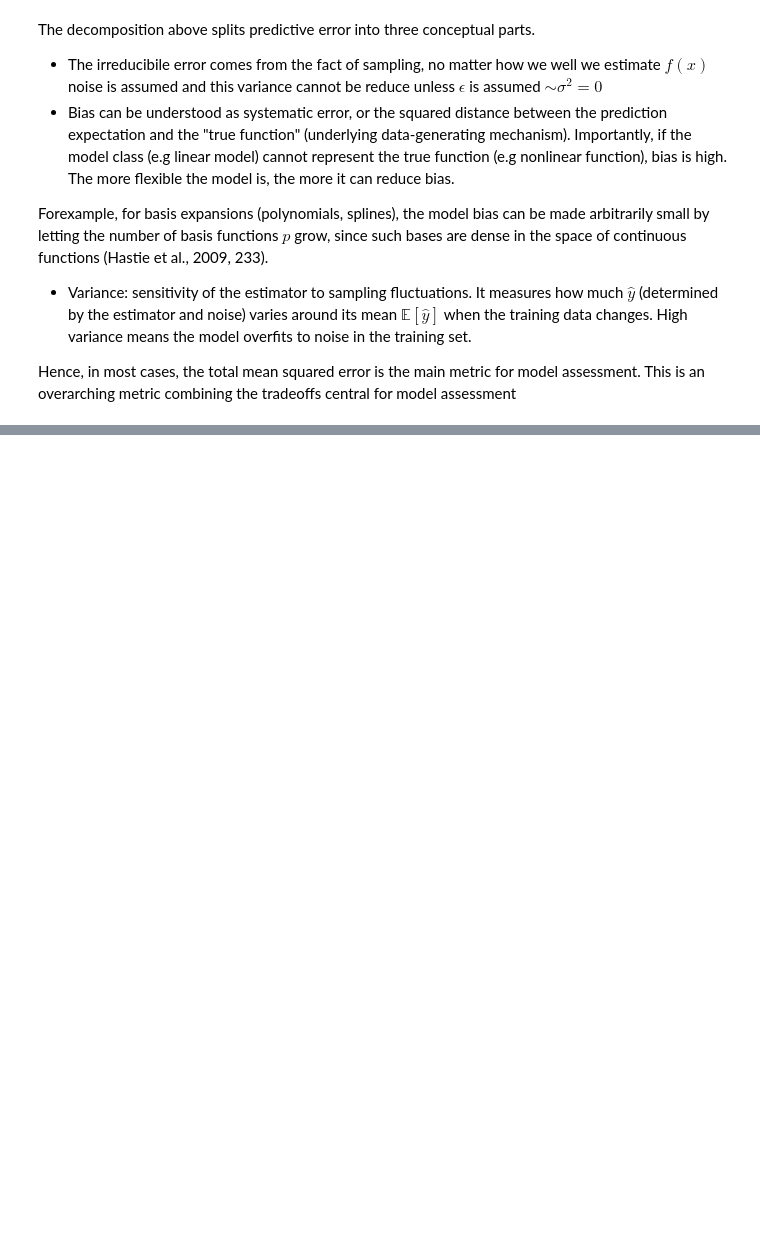
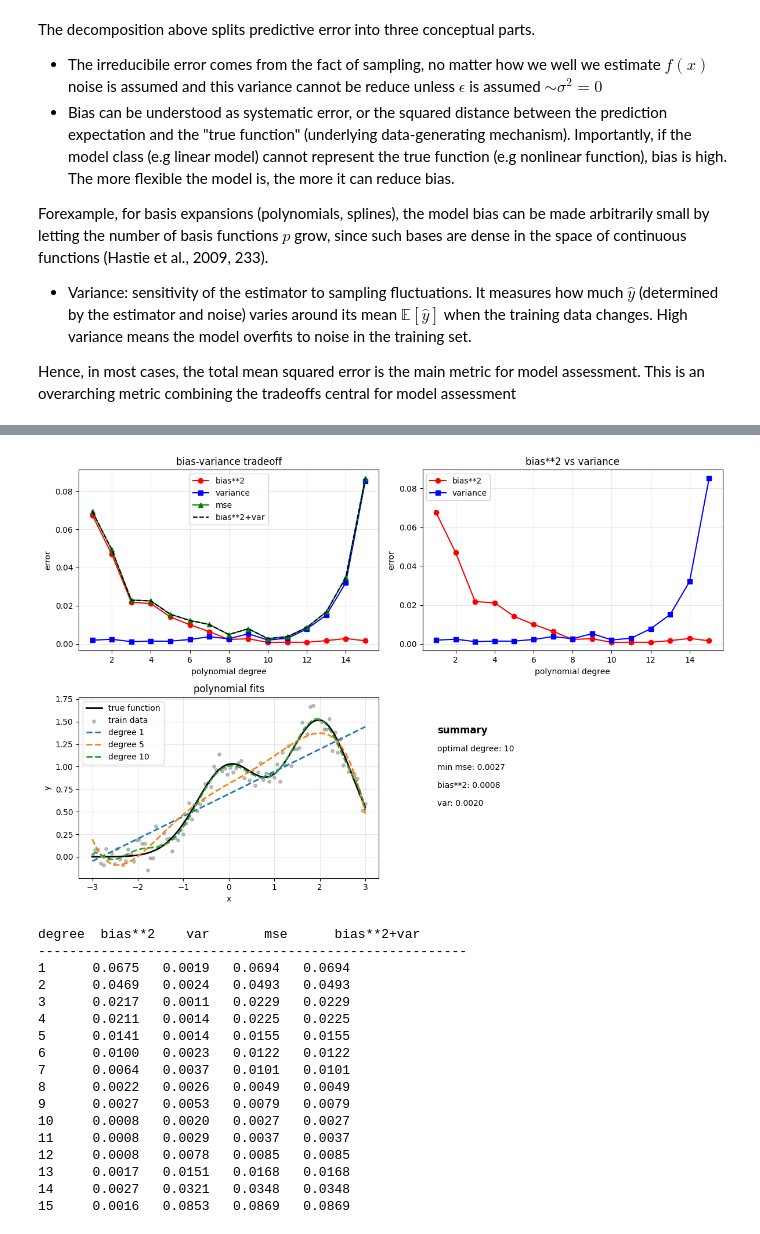
Before and after one commit to viktorbgulbrandsen/fysstk3155, a Jupyter notebook: uke38/exercises.ipynb, the cells around one changed output, grey strips where cells are left out. Saved outputs shown, nothing was run; the diff lists cells and outputs as text; code cells hidden in the pictures; blank space fills up the shorter version.

```diff
--- a/uke38/exercises.ipynb
+++ b/uke38/exercises.ipynb
@@ -425,0 +616,80 @@ Hence, in most cases, the total mean squared error is the main metric for model
+# %%
+plt.figure(figsize=(12, 8))
+
+# bias, variance, mse
+plt.subplot(2, 2, 1)
+plt.plot(degrees, biases, 'r-o', label='bias**2')
+plt.plot(degrees, variances, 'b-s', label='variance')
+plt.plot(degrees, mses, 'g-^', label='mse')
+plt.plot(degrees, np.array(biases) + np.array(variances), 'k--', label='bias**2+var')
+plt.xlabel('polynomial degree')
+plt.ylabel('error')
+plt.title('bias-variance tradeoff')
+plt.legend()
+plt.grid(alpha=0.3)
+
+# bias vs variance
+plt.subplot(2, 2, 2)
+plt.plot(degrees, biases, 'r-o', label='bias**2')
+plt.plot(degrees, variances, 'b-s', label='variance')
+plt.xlabel('polynomial degree')
+plt.ylabel('error')
+plt.title('bias**2 vs variance')
+plt.legend()
+plt.grid(alpha=0.3)
+
+# example fits
+plt.subplot(2, 2, 3)
+x_plot = np.linspace(-3, 3, 100)
+y_true_plot = np.exp(-(x_plot**2)) + 1.5*np.exp(-((x_plot-2)**2))
+plt.plot(x_plot, y_true_plot, 'k-', lw=2, label='true function')
+plt.scatter(x, y, s=15, alpha=0.5, color='gray', label='train data')
+for deg in [1, 5, 10]:
+    poly = PolynomialFeatures(degree=deg)
+    X_fit = poly.fit_transform(x.reshape(-1, 1))
+    X_plot = poly.transform(x_plot.reshape(-1, 1))
+    model = LinearRegression().fit(X_fit, y)
+    y_fit = model.predict(X_plot)
+    plt.plot(x_plot, y_fit, '--', lw=2, label=f'degree {deg}')
+plt.xlabel('x')
+plt.ylabel('y')
+plt.title('polynomial fits')
+plt.legend()
+plt.grid(alpha=0.3)
+
+# summary box
+plt.subplot(2, 2, 4)
+plt.axis('off')
+opt_deg = degrees[np.argmin(mses)]
+plt.text(0.05, 0.8, 'summary', fontsize=12, weight='bold')
+plt.text(0.05, 0.7, f'optimal degree: {opt_deg}')
+plt.text(0.05, 0.6, f'min mse: {min(mses):.4f}')
+plt.text(0.05, 0.5, f'bias**2: {biases[opt_deg-1]:.4f}')
+plt.text(0.05, 0.4, f'var: {variances[opt_deg-1]:.4f}')
+
+plt.tight_layout()
+plt.show()
+
+print("\ndegree  bias**2    var       mse      bias**2+var")
+print("-"*55)
+for i, deg in enumerate(degrees):
+    print(f"{deg:<7}{biases[i]:.4f}   {variances[i]:.4f}   {mses[i]:.4f}   {biases[i]+variances[i]:.4f}")
+# %% [output]
+[figure, added]
+degree  bias**2    var       mse      bias**2+var
+-------------------------------------------------------
+1      0.0675   0.0019   0.0694   0.0694
+2      0.0469   0.0024   0.0493   0.0493
+3      0.0217   0.0011   0.0229   0.0229
+4      0.0211   0.0014   0.0225   0.0225
+5      0.0141   0.0014   0.0155   0.0155
+6      0.0100   0.0023   0.0122   0.0122
+7      0.0064   0.0037   0.0101   0.0101
+8      0.0022   0.0026   0.0049   0.0049
+9      0.0027   0.0053   0.0079   0.0079
+10     0.0008   0.0020   0.0027   0.0027
+11     0.0008   0.0029   0.0037   0.0037
+12     0.0008   0.0078   0.0085   0.0085
+13     0.0017   0.0151   0.0168   0.0168
+14     0.0027   0.0321   0.0348   0.0348
+15     0.0016   0.0853   0.0869   0.0869
```
Also changed, not shown: parts of 16 cells of this notebook.
